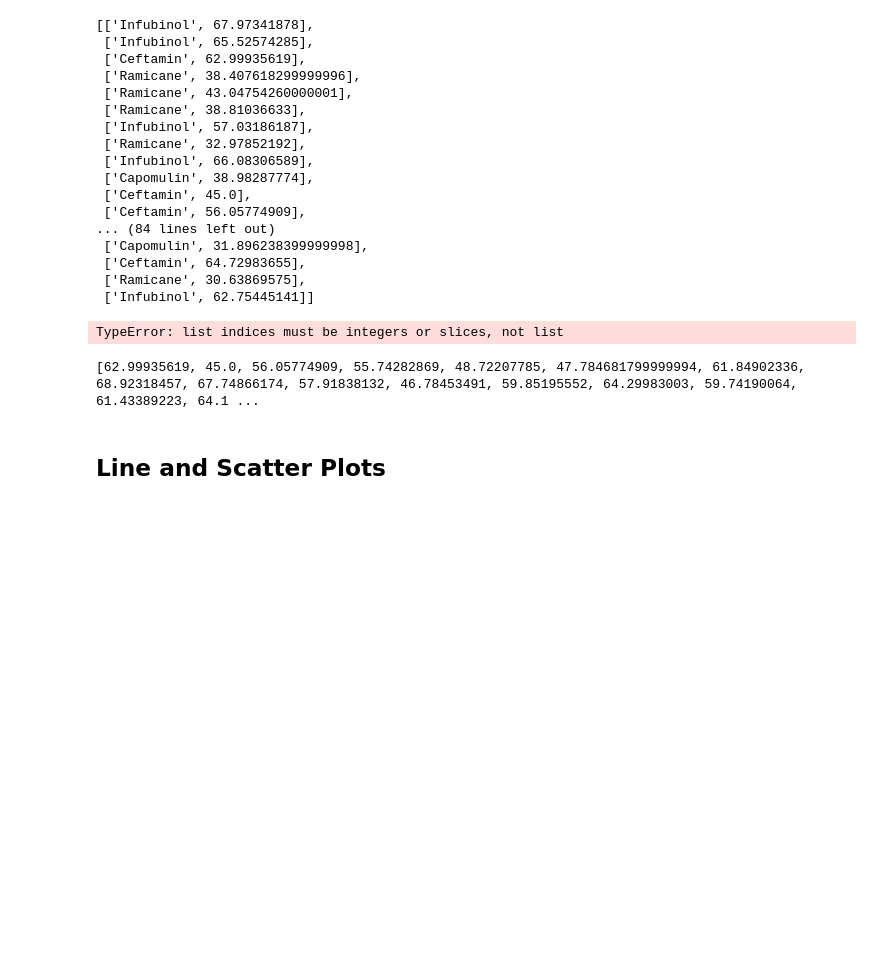
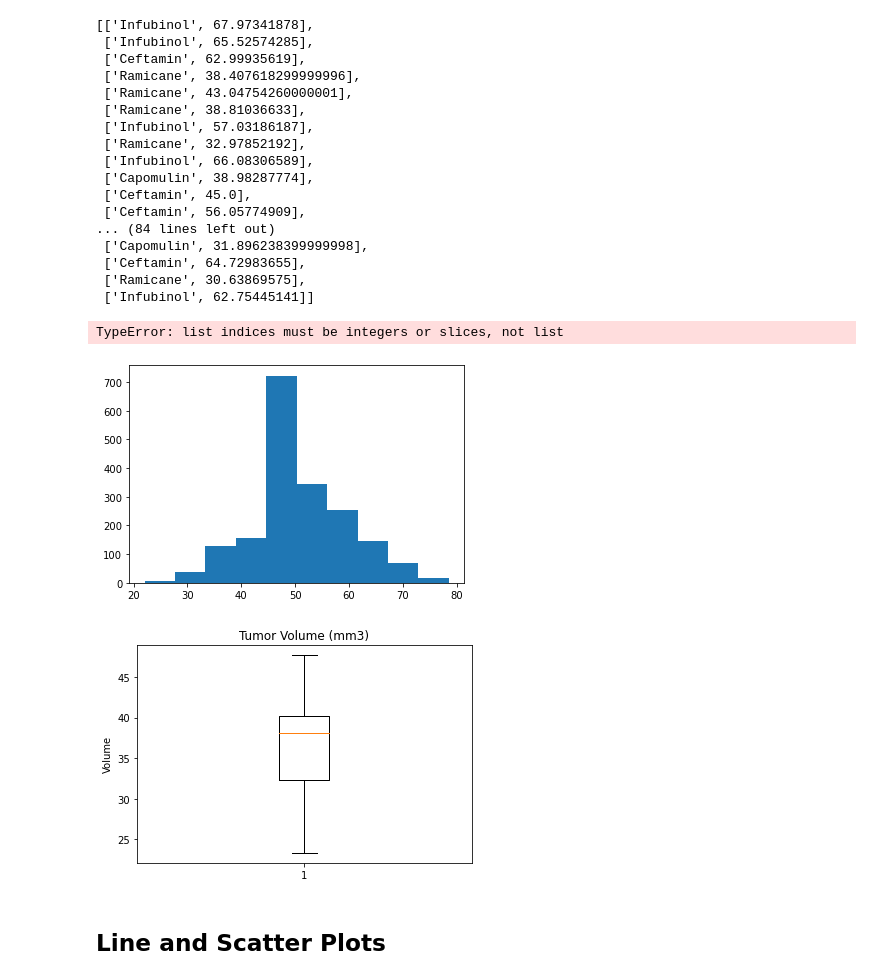
Before and after one commit to g8r1fl/matplotlib-challege, a Jupyter notebook: Pymaceuticals/pymaceuticals_starter.ipynb, the cells around one changed output. Drawn from its saved outputs; the diff is of its cells as text; code cells hidden in the pictures; blank space fills up the shorter version.

Commit message:
got quartiles and working on boxplot

```diff
--- a/Pymaceuticals/pymaceuticals_starter.ipynb
+++ b/Pymaceuticals/pymaceuticals_starter.ipynb
@@ -415,36 +415,54 @@ tumor = res[1]
 capolist = []
 ramilist = []
 infulist = []
 ceftlist = []
 
 
 for index, drug in enumerate(drug):
     if drug == druglist[0]:
         capolist.append(tumor[index])
     elif drug == druglist[1]:
         ramilist.append(tumor[index])
     elif drug == druglist[2]:
         infulist.append(tumor[index])
     elif drug == druglist[3]:
         ceftlist.append(tumor[index])
 
 
 # Calculate the IQR and quantitatively determine if there are any potential outliers.
+# ***quantile only works on df or series*** got to orig df to get quartiles as well as for the rows with mice
+# quartiles = temperatures.quantile([.25,.5,.75])
+# lowerq = quartiles[0.25]
+# upperq = quartiles[0.75]
+# iqr = upperq-lowerq
 
-
+quartile = cleaned_mice_df['Tumor Volume (mm3)'].quantile([.25,.5,.75])
+lowerq = quartile[0.25]
+upperq = quartile[0.75]
+iqr = upperq - lowerq
     # Locate the rows which contain mice on each drug and get the tumor volumes
 
 
     # add subset
 
 
     # Determine outliers using upper and lower bounds
 # print(capolist)
 # print(ramilist)
 # print(infulist)
-print(ceftlist)
+# print(ceftlist)
+plt.hist(cleaned_mice_df['Tumor Volume (mm3)'])
+# plt.show()
+quartile
+
+fig1, ax1 = plt.subplots()
+ax1.set_title('Tumor Volume (mm3)')
+ax1.set_ylabel('Volume')
+ax1.boxplot(capolist)
+plt.show()
 # %% [output]
-[62.99935619, 45.0, 56.05774909, 55.74282869, 48.72207785, 47.784681799999994, 61.84902336, 68.92318457, 67.74866174, 57.91838132, 46.78453491, 59.85195552, 64.29983003, 59.74190064, 61.43389223, 64.1 ...
+[figure, added]
+[figure, added]
 # %%
 # Generate a box plot of the final tumor volume of each mouse across four regimens of interest
 # %% [markdown]
```
